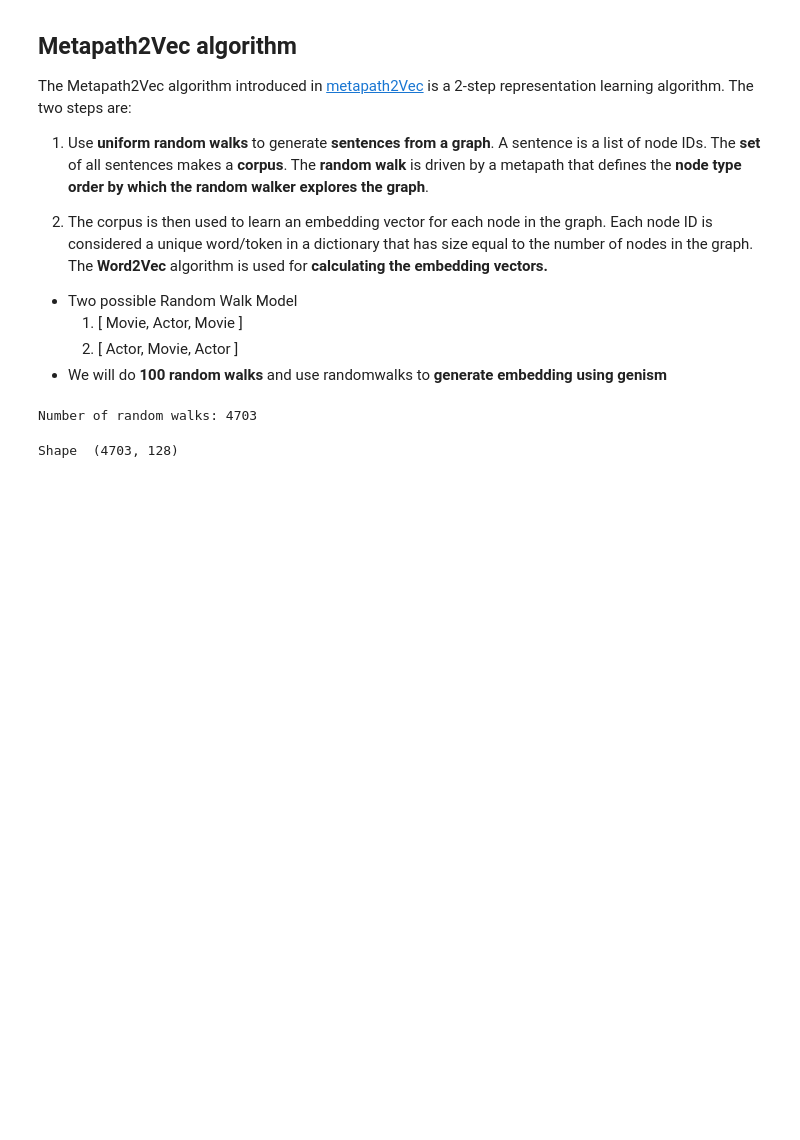
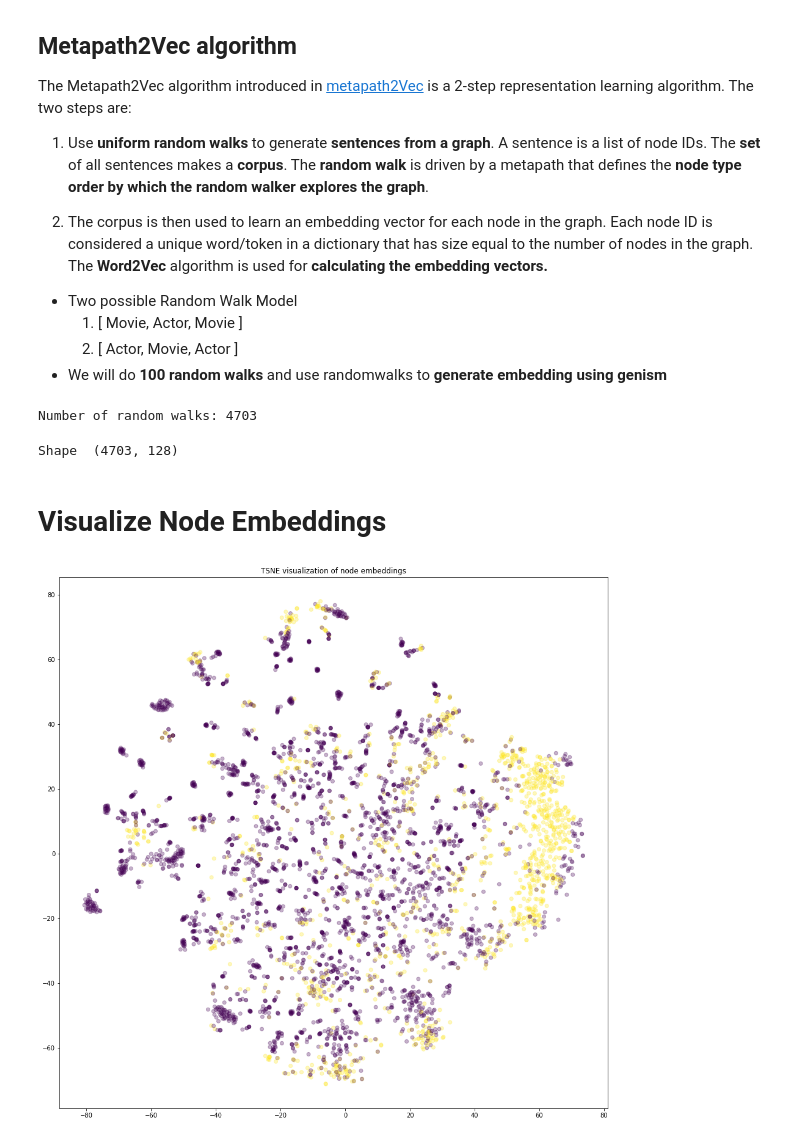
Before and after one commit to cr21/Clustering-on-Movies-and-Actors, a Jupyter notebook: clustering-on-movies-and-actors.ipynb, the cells around one changed output. Drawn from its saved outputs; the diff is of its cells as text; code cells hidden in the pictures; blank space fills up the shorter version.

```diff
--- a/clustering-on-movies-and-actors.ipynb
+++ b/clustering-on-movies-and-actors.ipynb
@@ -129,3 +135,24 @@ Shape  (4703, 128)
 node_ids = model.wv.index_to_key # list of node IDs
 node_embeddings = model.wv.vectors  # numpy.ndarray of size number of nodes times embeddings dimensionality
 node_targets = [ graph.nodes[node_id]['label'] for node_id in node_ids]
+# %% [markdown]
+# Visualize Node Embeddings
+# %%
+
+transform = TSNE #PCA
+
+trans = transform(n_components=2)
+node_embeddings_2d = trans.fit_transform(node_embeddings)
+label_map = { l: i for i, l in enumerate(np.unique(node_targets))}
+node_colours = [ label_map[target] for target in node_targets]
+
+plt.figure(figsize=(20,16))
+plt.axes().set(aspect="equal")
+plt.scatter(node_embeddings_2d[:,0],
+            node_embeddings_2d[:,1],
+            c=node_colours, alpha=0.3)
+plt.title('{} visualization of node embeddings'.format(transform.__name__))
+
+plt.show()
+# %% [output]
+[figure, added]
```
Also changed, not shown: parts of 29 cells of this notebook.
